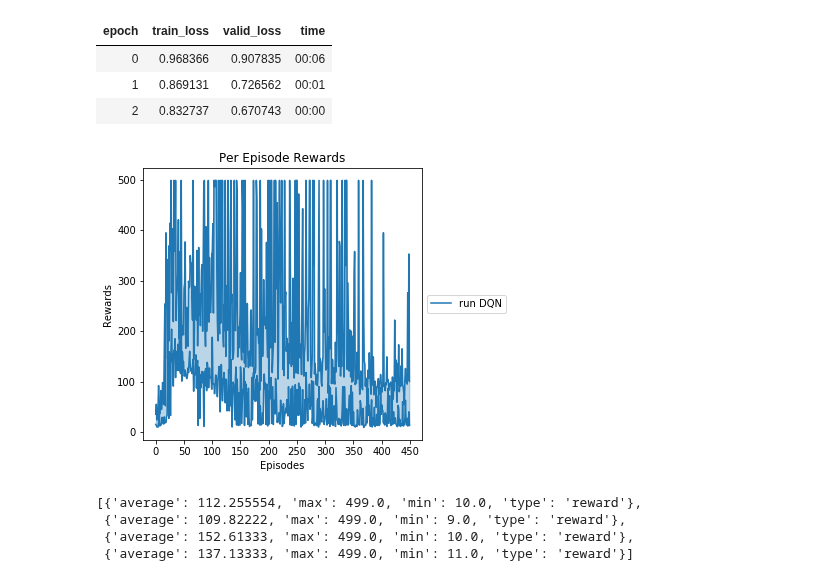
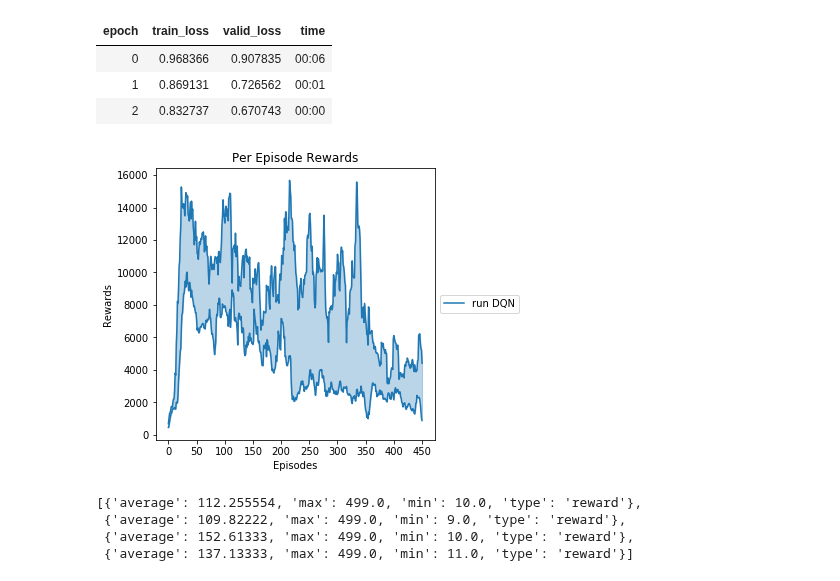
Before and after one commit to josiahls/fast-reinforcement-learning, a Jupyter notebook: docs_src/rl.agents.dqn.ipynb, the cells around one changed output. Cells and saved outputs as stored; diff of their text form; code cells hidden in the pictures.

Commit message:
Added: - Group Interpretation value smoothing

```diff
--- a/docs_src/rl.agents.dqn.ipynb
+++ b/docs_src/rl.agents.dqn.ipynb
@@ -126,10 +141,10 @@ for i in range(4):
 | 1 | 0.869131 | 0.726562 | 00:01 |
 | 2 | 0.832737 | 0.670743 | 00:00 |
 # %%
-group_interp = group_interp.from_pickle('data/dqn', 'dqn_er')
-group_interp.plot_reward_bounds(per_episode=True)
+group_interp = GroupAgentInterpretation.from_pickle('data/dqn', 'dqn_er')
+group_interp.plot_reward_bounds(per_episode=True, smooth_groups=10)
 # %% [output]
-[figure, old version]
+[figure, new version]
 # %%
 [g.analysis for g in group_interp.groups]
 # %% [output]
```
Also changed, not shown: parts of 2 cells of this notebook, 4 other files.
